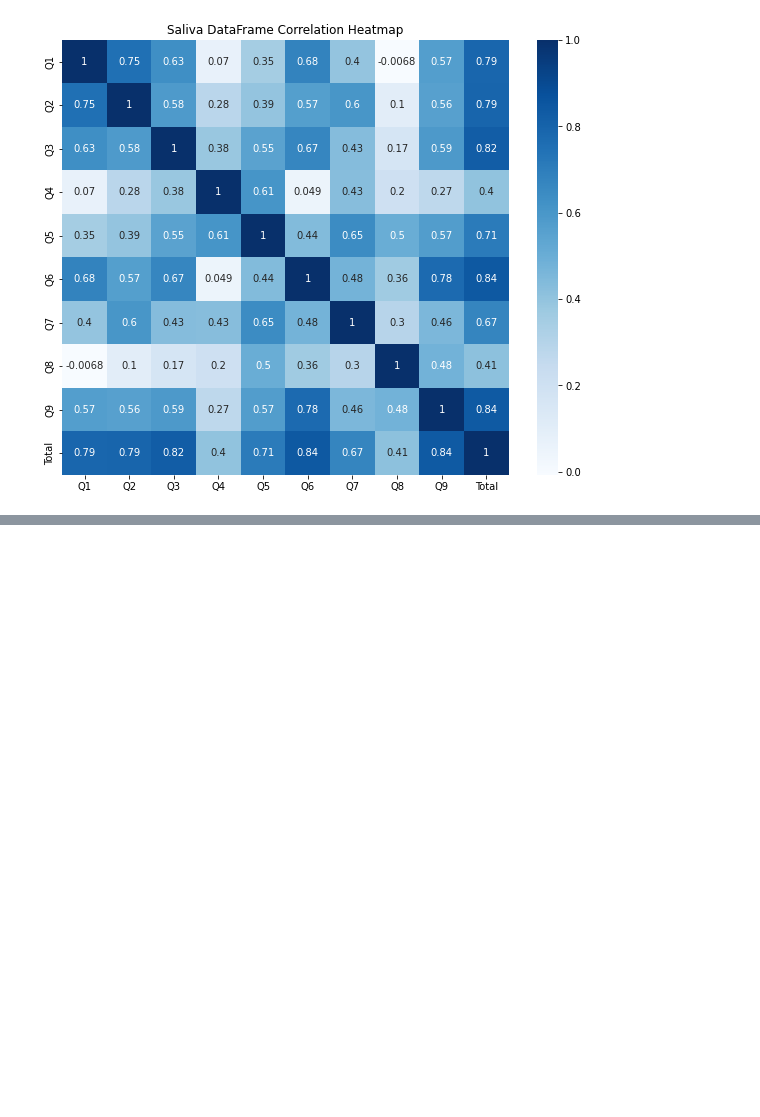
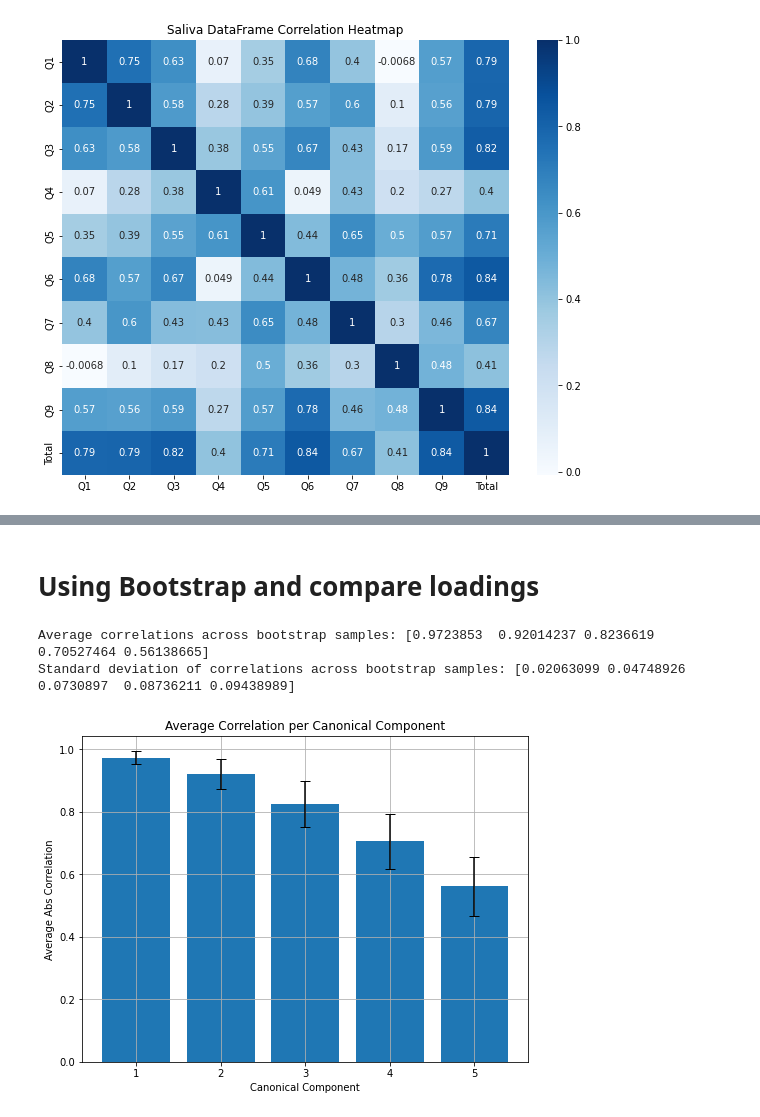
Before and after one commit to McKeownLab/Sialorrhea, a Jupyter notebook: feature_analysis.ipynb, the cells around one changed output, grey strips where cells are left out. Saved outputs shown, nothing was run; the diff lists cells and outputs as text; code cells hidden in the pictures; blank space fills up the shorter version.

```diff
--- a/feature_analysis.ipynb
+++ b/feature_analysis.ipynb
@@ -305,0 +357,64 @@ plt.show()
+# %% [markdown]
+# Using Bootstrap and compare loadings
+# %%
+import numpy as np
+from sklearn.cross_decomposition import CCA
+from sklearn.preprocessing import StandardScaler
+from sklearn.utils import resample
+
+
+n_bootstraps = 1000
+confidence_level = 0.95
+n_components = 5
+
+# Store bootstrapped loadings
+bootstrapped_loadings_x = np.zeros((n_bootstraps, X.shape[1], n_components))
+bootstrapped_loadings_y = np.zeros((n_bootstraps, Y.shape[1], n_components))
+
+correlations = []
+for i in range(n_bootstraps):
+    # Resample X and Y with replacement
+    X_resampled, Y_resampled = resample(X, Y)
+
+    # Fit CCA to the resampled data
+    cca = CCA(n_components=n_components)
+    cca.fit(X_resampled, Y_resampled)
+
+    # Store the loadings
+    bootstrapped_loadings_x[i] = cca.x_loadings_
+    bootstrapped_loadings_y[i] = cca.y_loadings_
+
+    # Transform the data (this step computes the canonical variables)
+    X_c, Y_c = cca.transform(X_resampled, Y_resampled)
+
+    # Calculate and store the correlation for the current fold
+    corr = np.corrcoef(X_c.T, Y_c.T).diagonal(offset=n_components)
+    correlations.append(corr)
+
+# Calculate confidence intervals for loadings
+lower_bound_x = np.percentile(bootstrapped_loadings_x, (1 - confidence_level) / 2 * 100, axis=0)
+upper_bound_x = np.percentile(bootstrapped_loadings_x, (1 + confidence_level) / 2 * 100, axis=0)
+
+lower_bound_y = np.percentile(bootstrapped_loadings_y, (1 - confidence_level) / 2 * 100, axis=0)
+upper_bound_y = np.percentile(bootstrapped_loadings_y, (1 + confidence_level) / 2 * 100, axis=0)
+
+# Aggregate results
+average_correlations = np.mean(correlations, axis=0)
+print(f"Average correlations across bootstrap samples: {average_correlations}")
+
+# Optionally, also calculate the standard deviation to estimate variability
+std_correlations = np.std(correlations, axis=0)
+print(f"Standard deviation of correlations across bootstrap samples: {std_correlations}")
+
+# Plot the average correlations
+plt.figure(figsize=(8, 6))
+# plot bar plot with error bars
+plt.bar(range(1, n_components+1), average_correlations, yerr=std_correlations, capsize=5)
+plt.xlabel('Canonical Component')
+plt.ylabel('Average Abs Correlation')
+plt.title('Average Correlation per Canonical Component')
+plt.grid(True)
+# %% [output]
+Average correlations across bootstrap samples: [0.9723853  0.92014237 0.8236619  0.70527464 0.56138665]
+Standard deviation of correlations across bootstrap samples: [0.02063099 0.04748926 0.0730897  0.08736211 0.09438989]
+[figure, added]
```
Also changed, not shown: parts of 14 cells of this notebook, 4 other files.
